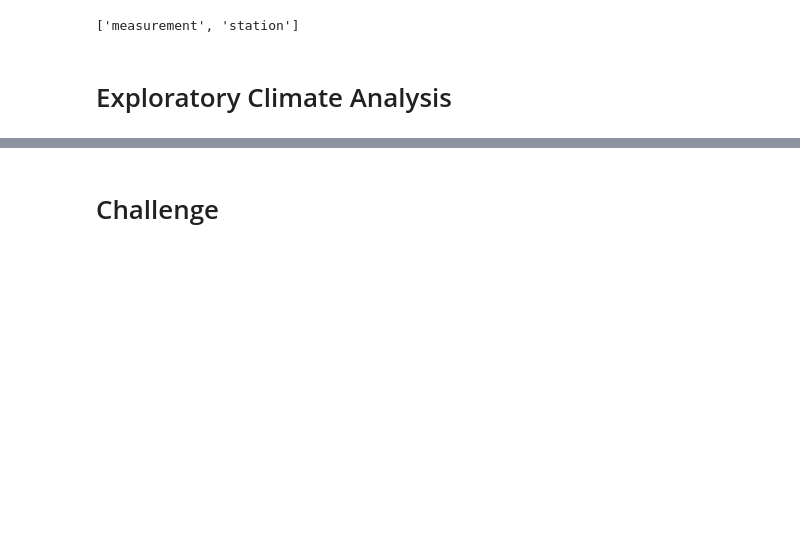
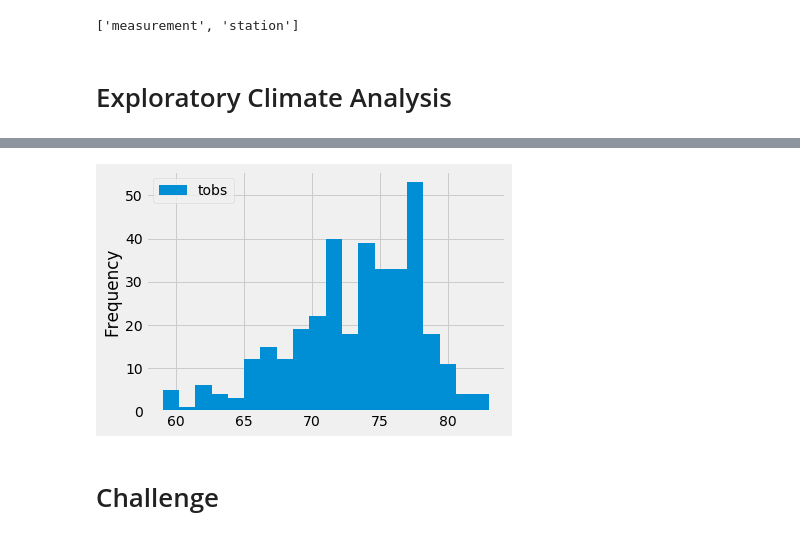
Before and after one commit to daniel89mk/surfs_up, a Jupyter notebook: climate_analysis.ipynb, the cells around one changed output, grey strips where cells are left out. Saved outputs shown, nothing was run; the diff lists cells and outputs as text; code cells hidden in the pictures; blank space fills up the shorter version.

```diff
--- a/climate_analysis.ipynb
+++ b/climate_analysis.ipynb
@@ -80,3 +175,8 @@ results = session.query(Measurement.date, Measurement.prcp).all()
+# %%
+df.plot.hist(bins=20)
+plt.tight_layout()
+# %% [output]
+[figure, added]
 # %%
 # Write a function called `calc_temps` that will accept start date and end date in the format '%Y-%m-%d'
 # and return the minimum, average, and maximum temperatures for that range of dates
```
Also changed, not shown: parts of 9 cells of this notebook.
